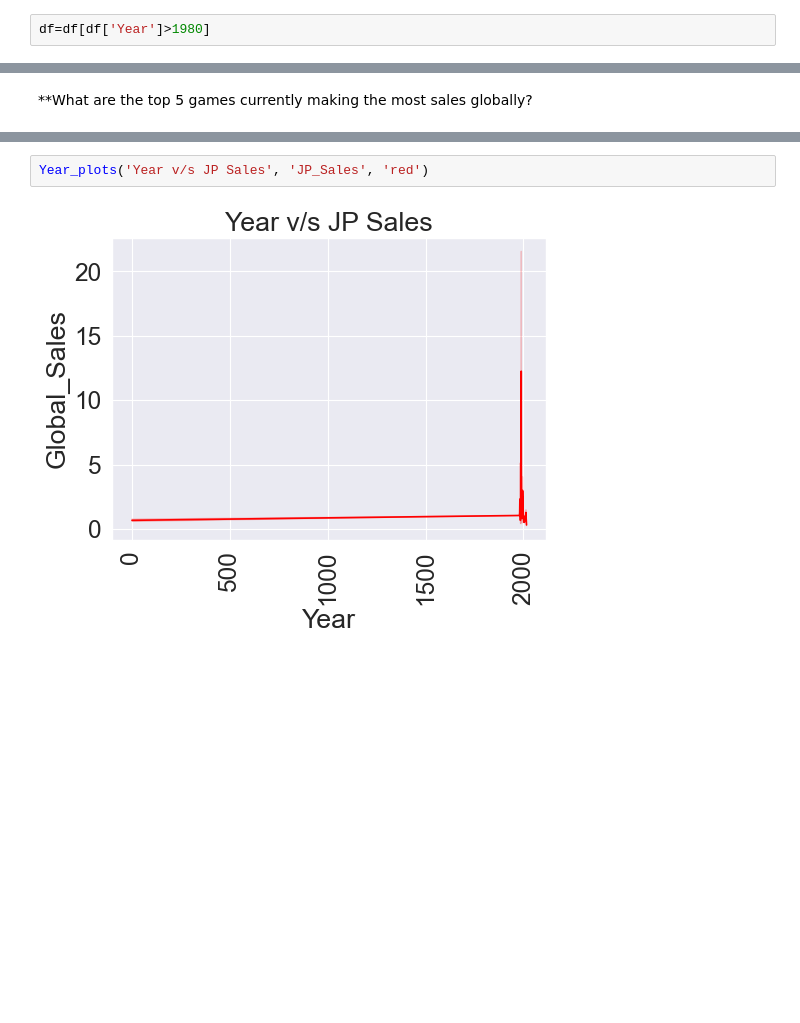
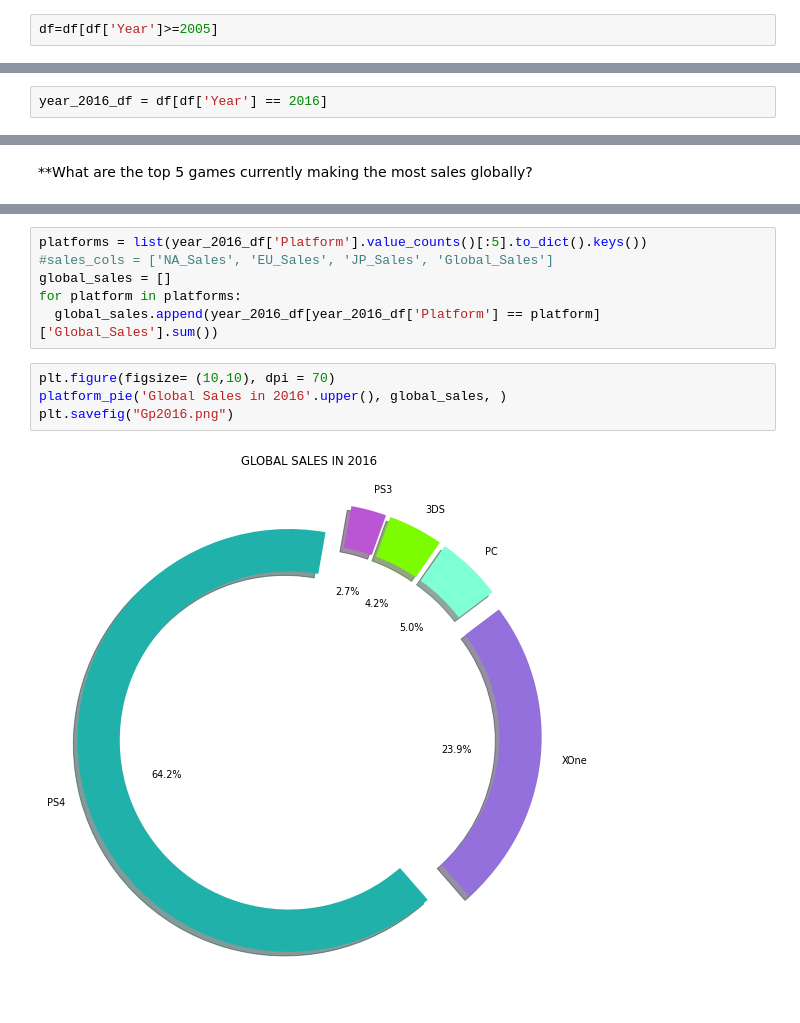
Before and after one commit to NjoodMoh/Video_Game_Sales_Analysis-, a Jupyter notebook: Video Game Sales (EDA).ipynb, the cells around one changed output, grey strips where cells are left out. Saved outputs shown, nothing was run; the diff lists cells and outputs as text; blank space fills up the shorter version.

```diff
--- a/Video Game Sales (EDA).ipynb
+++ b/Video Game Sales (EDA).ipynb
@@ -359,5 +361,5 @@ sns.boxplot(df['Year'])
 # %%
-df=df[df['Year']>1980]
+df=df[df['Year']>=2005]
 # %%
 sns.boxplot(df['Global_Sales'])
 # %% [output]
@@ -517,0 +488,2 @@ sns.barplot(x='Platform' , y= 'Other_Sales', data = top_10O,hue= 'Genre');
+# %%
+year_2016_df = df[df['Year'] == 2016]
@@ -598,7 +621,15 @@ def Year_plots(title, sales, color):
+# %%
+platforms = list(year_2016_df['Platform'].value_counts()[:5].to_dict().keys())
+#sales_cols = ['NA_Sales', 'EU_Sales', 'JP_Sales', 'Global_Sales']
+global_sales = []
+for platform in platforms:
+  global_sales.append(year_2016_df[year_2016_df['Platform'] == platform]['Global_Sales'].sum())
 # %%
-Year_plots('Year v/s JP Sales', 'JP_Sales', 'red')
+plt.figure(figsize= (10,10), dpi = 70)
+platform_pie('Global Sales in 2016'.upper(), global_sales, )
+plt.savefig("Gp2016.png")
 # %% [output]
-[figure, old version]
+[figure, new version]
 # %%
 plt.figure(figsize=(10,5), dpi = 70)
 plt.xticks(rotation = 90)
```
Also changed, not shown: parts of 48 cells of this notebook, 6 other files.
